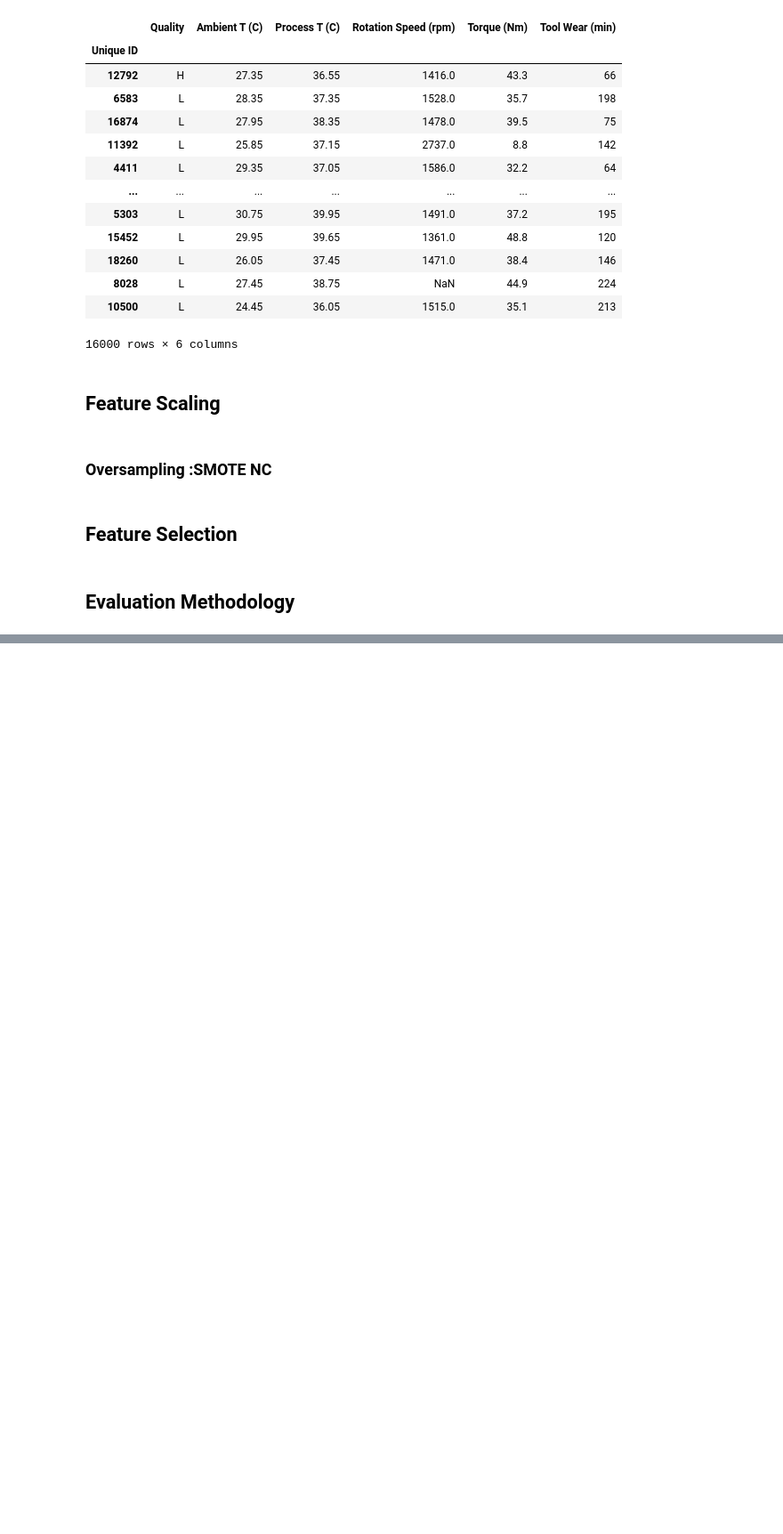
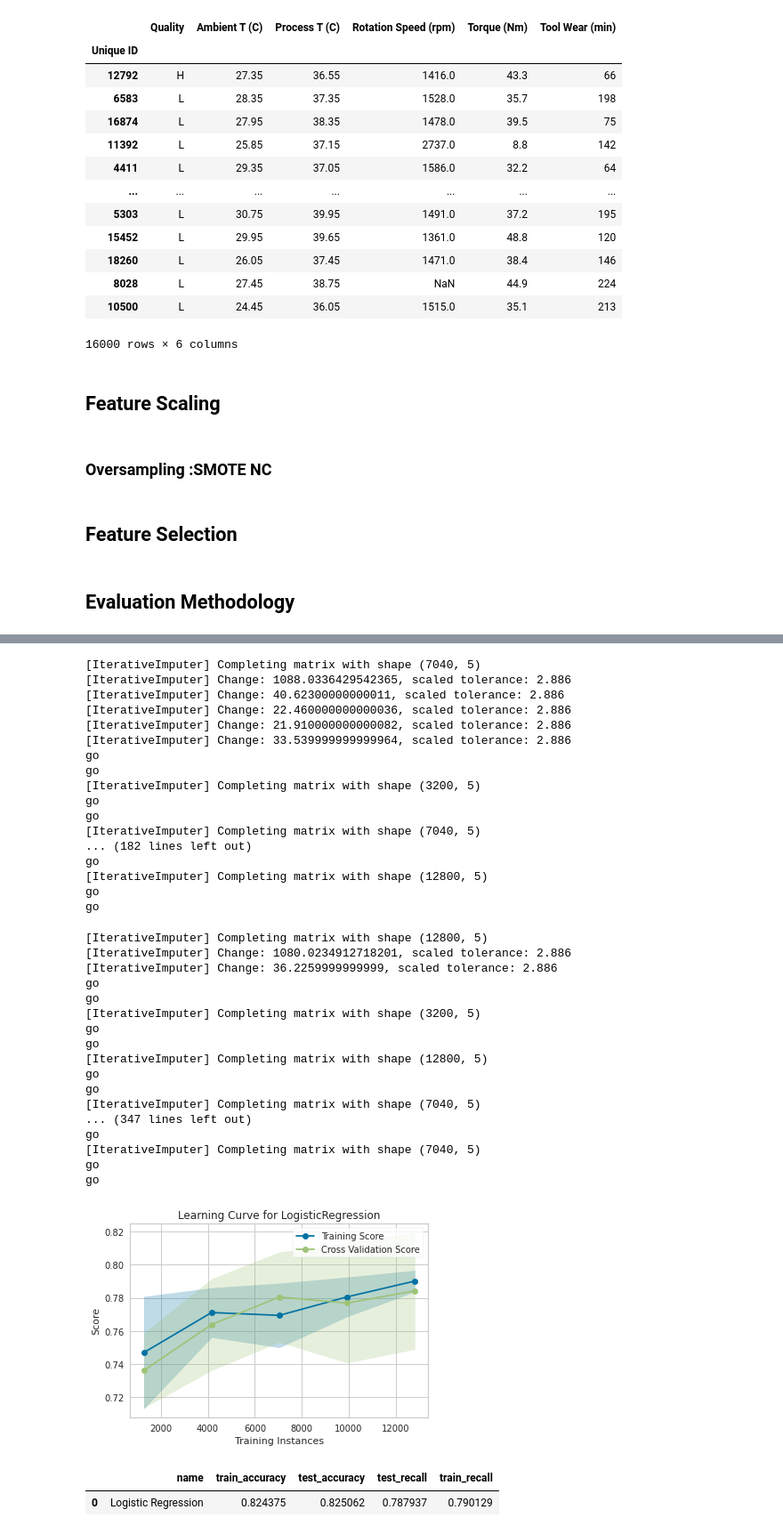
Before and after one commit to zhuofan-16/Machine_Failure_Prediction, a Jupyter notebook: Machine_Classification.ipynb, the cells around one changed output, grey strips where cells are left out. Shown at 89% size. Cells and saved outputs as stored; diff of their text form; code cells hidden in the pictures; blank space fills up the shorter version.

Commit message:
Reduce iteration and correct pipeline -f

```diff
--- a/Machine_Classification.ipynb
+++ b/Machine_Classification.ipynb
@@ -518,13 +565,55 @@ current
 # %%
 from imblearn.pipeline import make_pipeline
 from sklearn.preprocessing import StandardScaler
 from imblearn.over_sampling import SMOTENC, SMOTE
-lg = Pipeline([
+lg = imbpipeline([
+
+    ('Imputation',preproc),
+    ('DF Converter',DfConverter()),
+    ('SMOTE NC Oversampling',SMOTENC(categorical_features=colselect,n_jobs=-1)),
+    ('DF Converter1',DfConverter()),
     ('Data Preprocessing', data_preprocessing),
-       ('Custom Selector',customSelector()),
     ('Model', LogisticRegression())
 ])
-record,current,lr=scoreModel(lg,x_over_train,y_over_train,"Logistic Regression",record)
+record,current,lr=scoreModel(lg,x_train,y_train,"Logistic Regression",record)
 current
+# %% [output]
+[IterativeImputer] Completing matrix with shape (7040, 5)
+[IterativeImputer] Change: 1088.0336429542365, scaled tolerance: 2.886
+[IterativeImputer] Change: 40.62300000000011, scaled tolerance: 2.886
+[IterativeImputer] Change: 22.460000000000036, scaled tolerance: 2.886
+[IterativeImputer] Change: 21.910000000000082, scaled tolerance: 2.886
+[IterativeImputer] Change: 33.539999999999964, scaled tolerance: 2.886
+go
+go
+[IterativeImputer] Completing matrix with shape (3200, 5)
+go
+go
+[IterativeImputer] Completing matrix with shape (7040, 5)
+... (182 lines left out)
+go
+[IterativeImputer] Completing matrix with shape (12800, 5)
+go
+go
+[IterativeImputer] Completing matrix with shape (12800, 5)
+[IterativeImputer] Change: 1080.0234912718201, scaled tolerance: 2.886
+[IterativeImputer] Change: 36.2259999999999, scaled tolerance: 2.886
+go
+go
+[IterativeImputer] Completing matrix with shape (3200, 5)
+go
+go
+[IterativeImputer] Completing matrix with shape (12800, 5)
+go
+go
+[IterativeImputer] Completing matrix with shape (7040, 5)
+... (347 lines left out)
+go
+[IterativeImputer] Completing matrix with shape (7040, 5)
+go
+go
+[figure, added]
+|  | name | train_accuracy | test_accuracy | test_recall | train_recall |
+| 0 | Logistic Regression | 0.824375 | 0.825062 | 0.787937 | 0.790129 |
 # %%
 
```
Also changed, not shown: parts of 40 cells of this notebook.
